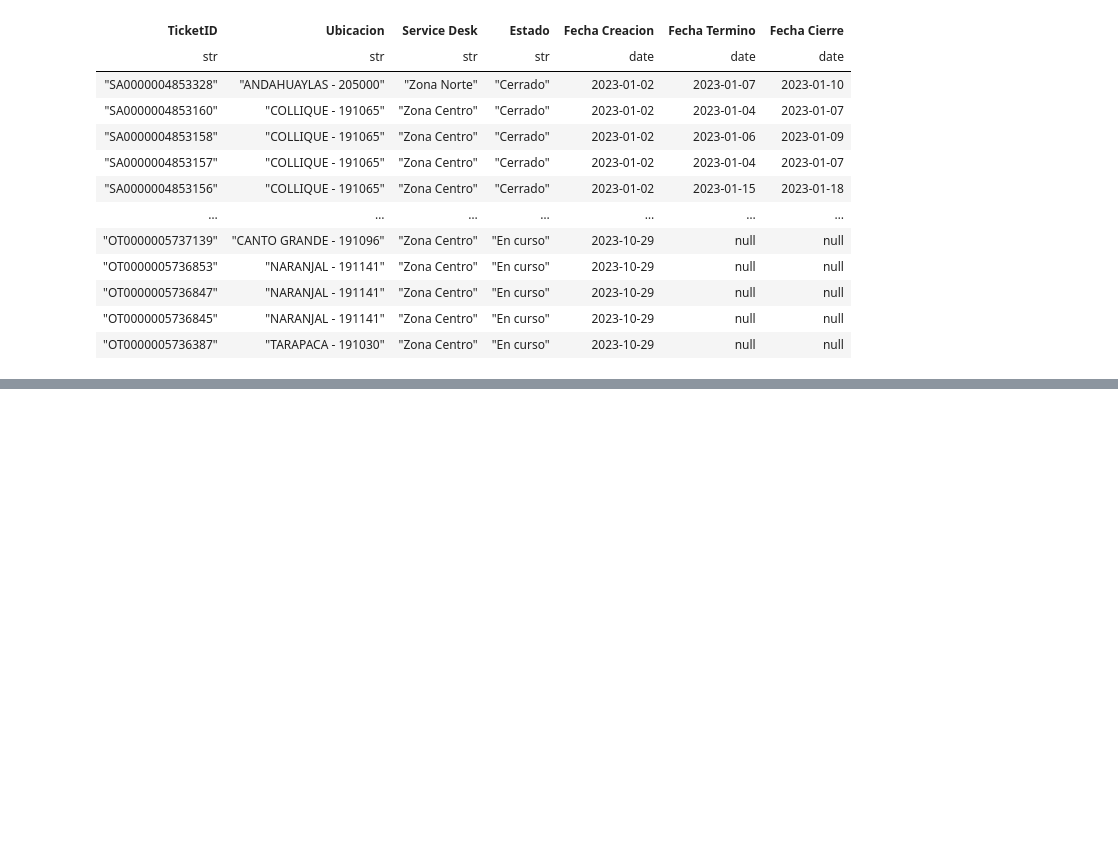
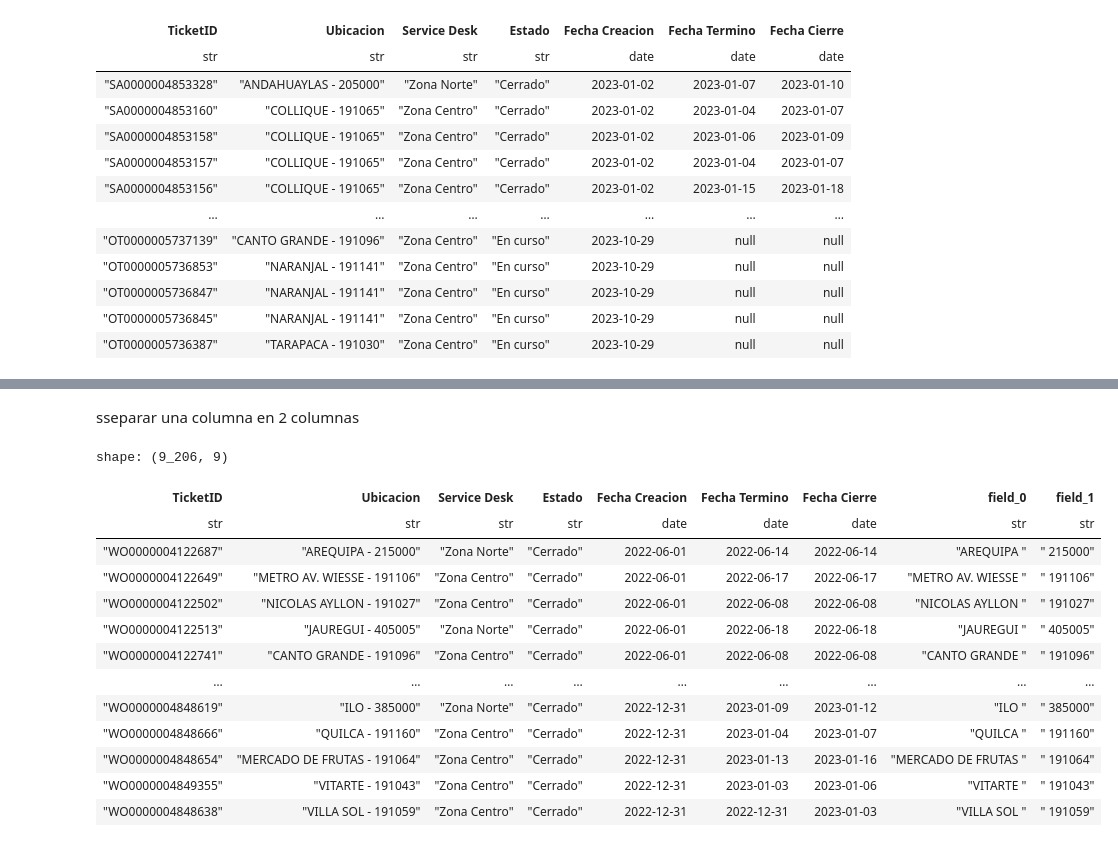
Before and after one commit to masterins/prueba_etl_python, a Jupyter notebook: proceso_etl.ipynb, the cells around one changed output, grey strips where cells are left out. Cells and saved outputs as stored; diff of their text form; code cells hidden in the pictures; blank space fills up the shorter version.

```diff
--- a/proceso_etl.ipynb
+++ b/proceso_etl.ipynb
@@ -186,0 +211,5 @@ shape: (28, 7)
+# %%
+se2=se2.select(
+    pl.col('Numero Ticket').alias('TicketID'),'Ubicacion','Service Desk','Estado','Fecha Creacion','Fecha Termino','Fecha Cierre'
+)
+se2.head()
@@ -186,0 +268,7 @@ shape: (28, 7)
+# %%
+se2.sort(
+    by=['TicketID','Fecha Creacion']
+).unique(
+    subset='TicketID',
+    maintain_order=True
+)
@@ -186,0 +292,8 @@ shape: (28, 7)
+# %%
+se2.sort(
+    by=['TicketID','Fecha Creacion']
+).unique(
+    subset='TicketID',
+    keep='last',
+    maintain_order=True
+)
@@ -186,0 +315,21 @@ shape: (28, 7)
+# %% [markdown]
+sseparar una columna en 2 columnas
+# %%
+se2.with_columns(
+    pl.col('Ubicacion').str.split_exact('-',1).alias('Ubicacion2')
+).unnest('Ubicacion2')
+# %% [output]
+shape: (9_206, 9)
+| TicketID | Ubicacion | Service Desk | Estado | Fecha Creacion | Fecha Termino | Fecha Cierre | field_0 | field_1 |
+| str | str | str | str | date | date | date | str | str |
+| "WO0000004122687" | "AREQUIPA - 215000" | "Zona Norte" | "Cerrado" | 2022-06-01 | 2022-06-14 | 2022-06-14 | "AREQUIPA " | " 215000" |
+| "WO0000004122649" | "METRO AV. WIESSE - 191106" | "Zona Centro" | "Cerrado" | 2022-06-01 | 2022-06-17 | 2022-06-17 | "METRO AV. WIESSE " | " 191106" |
+| "WO0000004122502" | "NICOLAS AYLLON - 191027" | "Zona Centro" | "Cerrado" | 2022-06-01 | 2022-06-08 | 2022-06-08 | "NICOLAS AYLLON " | " 191027" |
+| "WO0000004122513" | "JAUREGUI - 405005" | "Zona Norte" | "Cerrado" | 2022-06-01 | 2022-06-18 | 2022-06-18 | "JAUREGUI " | " 405005" |
+| "WO0000004122741" | "CANTO GRANDE - 191096" | "Zona Centro" | "Cerrado" | 2022-06-01 | 2022-06-08 | 2022-06-08 | "CANTO GRANDE " | " 191096" |
+| … | … | … | … | … | … | … | … | … |
+| "WO0000004848619" | "ILO - 385000" | "Zona Norte" | "Cerrado" | 2022-12-31 | 2023-01-09 | 2023-01-12 | "ILO " | " 385000" |
+| "WO0000004848666" | "QUILCA - 191160" | "Zona Centro" | "Cerrado" | 2022-12-31 | 2023-01-04 | 2023-01-07 | "QUILCA " | " 191160" |
+| "WO0000004848654" | "MERCADO DE FRUTAS - 191064" | "Zona Centro" | "Cerrado" | 2022-12-31 | 2023-01-13 | 2023-01-16 | "MERCADO DE FRUTAS " | " 191064" |
+| "WO0000004849355" | "VITARTE - 191043" | "Zona Centro" | "Cerrado" | 2022-12-31 | 2023-01-03 | 2023-01-06 | "VITARTE " | " 191043" |
+| "WO0000004848638" | "VILLA SOL - 191059" | "Zona Centro" | "Cerrado" | 2022-12-31 | 2022-12-31 | 2023-01-03 | "VILLA SOL " | " 191059" |
```
Also changed, not shown: parts of 16 cells of this notebook.
